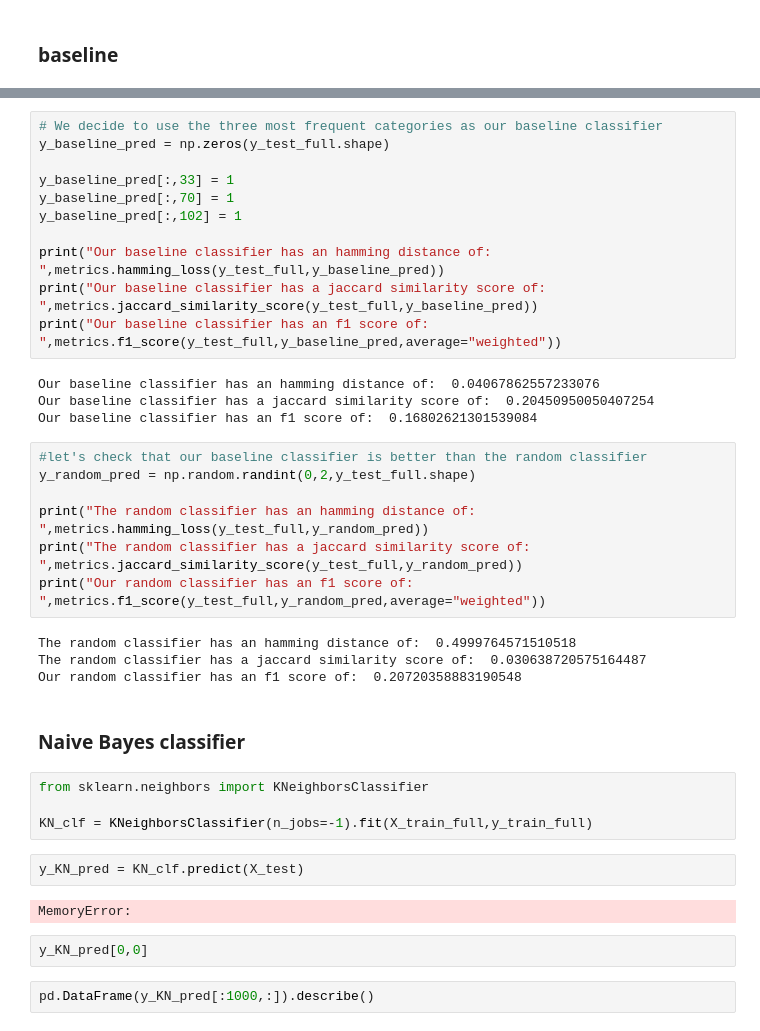
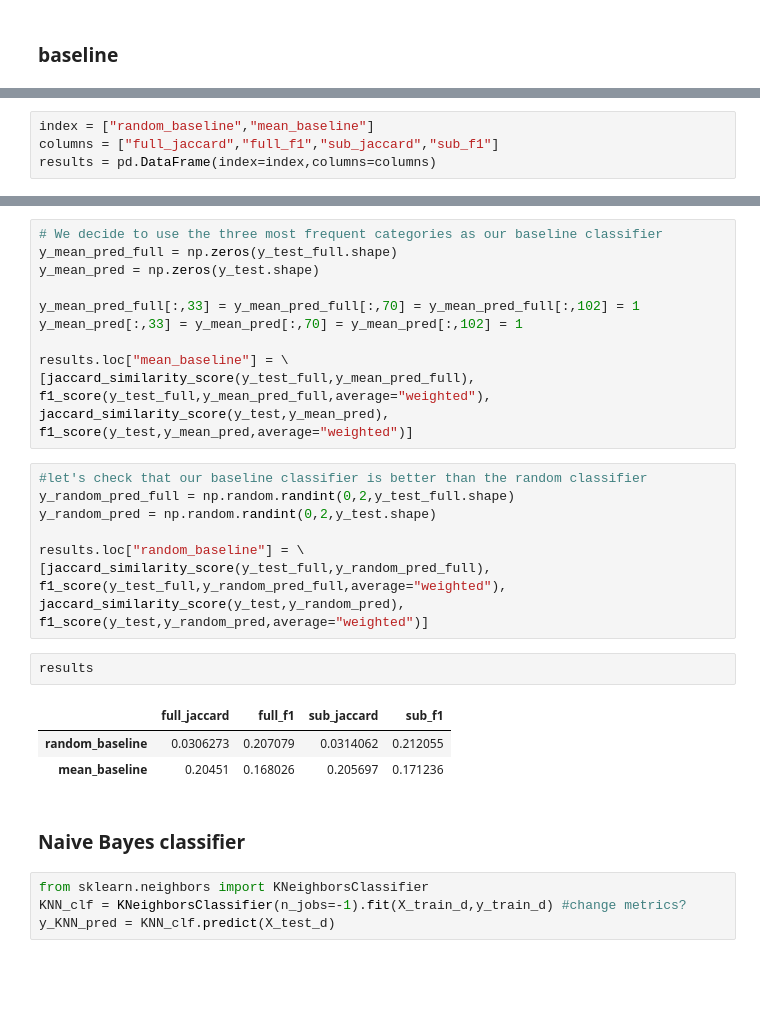
Before and after one commit to xiaohule/ML, a Jupyter notebook: analysez-vos-donnees-textuelles/classifiez-du-texte.ipynb, the cells around one changed output, grey strips where cells are left out. Drawn from its saved outputs; the diff is of its cells as text; blank space fills up the shorter version.

```diff
--- a/analysez-vos-donnees-textuelles/classifiez-du-texte.ipynb
+++ b/analysez-vos-donnees-textuelles/classifiez-du-texte.ipynb
@@ -71 +52,5 @@ y_train_full_df.describe(include="all")
+# %%
+index = ["random_baseline","mean_baseline"]
+columns = ["full_jaccard","full_f1","sub_jaccard","sub_f1"]
+results = pd.DataFrame(index=index,columns=columns)
 # %%
@@ -83,43 +69,34 @@ plt.xticks()
 (array([-20.,   0.,  20.,  40.,  60.,  80., 100., 120.]),
  <a list of 8 Text xticklabel objects>)
 [figure]
-# %%
-# We decide to use the three most frequent categories as our baseline classifier
-y_baseline_pred = np.zeros(y_test_full.shape)
-
-y_baseline_pred[:,33] = 1
-y_baseline_pred[:,70] = 1
-y_baseline_pred[:,102] = 1
-
-print("Our baseline classifier has an hamming distance of: ",metrics.hamming_loss(y_test_full,y_baseline_pred))
-print("Our baseline classifier has a jaccard similarity score of: ",metrics.jaccard_similarity_score(y_test_full,y_baseline_pred))
-print("Our baseline classifier has an f1 score of: ",metrics.f1_score(y_test_full,y_baseline_pred,average="weighted"))
-# %% [output]
-Our baseline classifier has an hamming distance of:  0.04067862557233076
-Our baseline classifier has a jaccard similarity score of:  0.20450950050407254
-Our baseline classifier has an f1 score of:  0.16802621301539084
+# %%
+# We decide to use the three most frequent categories as our baseline classifier
+y_mean_pred_full = np.zeros(y_test_full.shape)
+y_mean_pred = np.zeros(y_test.shape)
+
+y_mean_pred_full[:,33] = y_mean_pred_full[:,70] = y_mean_pred_full[:,102] = 1
+y_mean_pred[:,33] = y_mean_pred[:,70] = y_mean_pred[:,102] = 1
+
+results.loc["mean_baseline"] = \
+[jaccard_similarity_score(y_test_full,y_mean_pred_full), f1_score(y_test_full,y_mean_pred_full,average="weighted"),
+jaccard_similarity_score(y_test,y_mean_pred), f1_score(y_test,y_mean_pred,average="weighted")]
 # %%
 #let's check that our baseline classifier is better than the random classifier
-y_random_pred = np.random.randint(0,2,y_test_full.shape)
+y_random_pred_full = np.random.randint(0,2,y_test_full.shape)
+y_random_pred = np.random.randint(0,2,y_test.shape)
 
-print("The random classifier has an hamming distance of: ",metrics.hamming_loss(y_test_full,y_random_pred))
-print("The random classifier has a jaccard similarity score of: ",metrics.jaccard_similarity_score(y_test_full,y_random_pred))
-print("Our random classifier has an f1 score of: ",metrics.f1_score(y_test_full,y_random_pred,average="weighted"))
+results.loc["random_baseline"] = \
+[jaccard_similarity_score(y_test_full,y_random_pred_full), f1_score(y_test_full,y_random_pred_full,average="weighted"),
+jaccard_similarity_score(y_test,y_random_pred), f1_score(y_test,y_random_pred,average="weighted")]
-# %% [output]
-The random classifier has an hamming distance of:  0.4999764571510518
-The random classifier has a jaccard similarity score of:  0.030638720575164487
-Our random classifier has an f1 score of:  0.20720358883190548
+# %%
+results
+# %% [output]
+|  | full_jaccard | full_f1 | sub_jaccard | sub_f1 |
+| random_baseline | 0.0306273 | 0.207079 | 0.0314062 | 0.212055 |
+| mean_baseline | 0.20451 | 0.168026 | 0.205697 | 0.171236 |
 # %% [markdown]
 ### Naive Bayes classifier
 # %%
 from sklearn.neighbors import KNeighborsClassifier
-
-KN_clf = KNeighborsClassifier(n_jobs=-1).fit(X_train_full,y_train_full)
+KNN_clf = KNeighborsClassifier(n_jobs=-1).fit(X_train_d,y_train_d) #change metrics?
+y_KNN_pred = KNN_clf.predict(X_test_d)
-# %%
-y_KN_pred = KN_clf.predict(X_test)
-# %% [output]
-MemoryError:
-# %%
-y_KN_pred[0,0]
-# %%
-pd.DataFrame(y_KN_pred[:1000,:]).describe()
```
Also changed, not shown: parts of 39 cells of this notebook.
